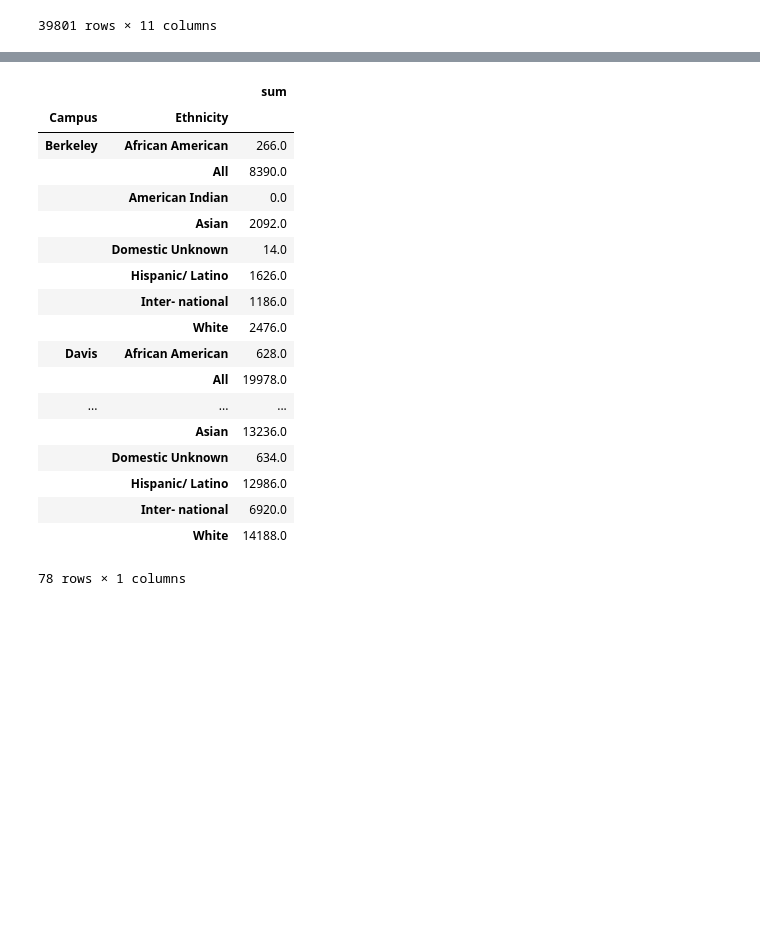
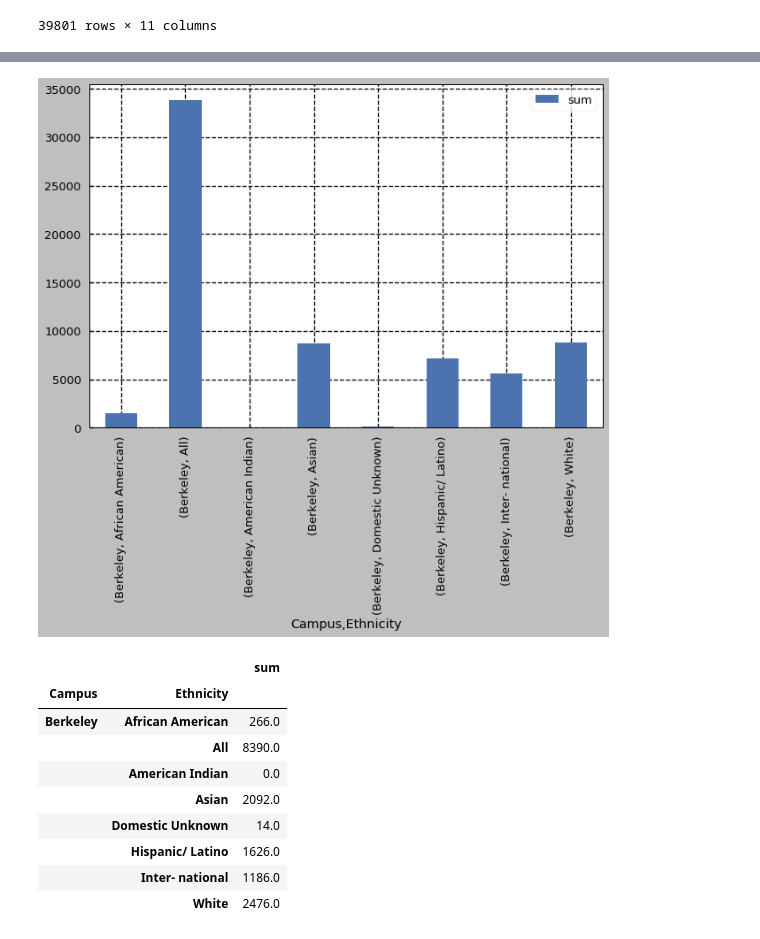
Before and after one commit to ChudiNnorukam/calAdmissions, a Jupyter notebook: notebooks/calAdmissions - Chudi-updated.ipynb, the cells around one changed output, grey strips where cells are left out. Cells and saved outputs as stored; diff of their text form; code cells hidden in the pictures; blank space fills up the shorter version.

```diff
--- a/notebooks/calAdmissions - Chudi-updated.ipynb
+++ b/notebooks/calAdmissions - Chudi-updated.ipynb
@@ -154,24 +162,21 @@ trans_applied_by_campus #.drop(index='All', level=1)
+# %%
+#bar graph on number of transfer students that applied to UC Berkeley organised by ethnicity in Fall 2017
+trans_applied_by_campus.plot.bar()
+matplotlib.style.use('seaborn-deep')
+# %% [output]
+[figure, added]
 # %%
-#number of transfer students admitted to each campus, organised by ethnicity in Fall 2017
-trans_admitted_by_campus = trans_2017.groupby(['Campus','Ethnicity']).admitted.agg(['sum'])
+#number of transfer students admitted to UC Berkeley, organised by ethnicity in Fall 2017
+trans_admitted_by_campus = trans_2017.groupby(['Campus','Ethnicity']).admitted.agg(['sum']).head(8)
 trans_admitted_by_campus #.drop(index='All', level=1)
 # %% [output]
 |  |  | sum |
 | Campus | Ethnicity |  |
 | Berkeley | African American | 266.0 |
 |  | All | 8390.0 |
 |  | American Indian | 0.0 |
 |  | Asian | 2092.0 |
 |  | Domestic Unknown | 14.0 |
 |  | Hispanic/ Latino | 1626.0 |
 |  | Inter- national | 1186.0 |
 |  | White | 2476.0 |
-| Davis | African American | 628.0 |
-|  | All | 19978.0 |
-| ... | ... | ... |
-|  | Asian | 13236.0 |
-|  | Domestic Unknown | 634.0 |
-|  | Hispanic/ Latino | 12986.0 |
-|  | Inter- national | 6920.0 |
-|  | White | 14188.0 |
-78 rows × 1 columns
```
Also changed, not shown: parts of 7 cells of this notebook.
